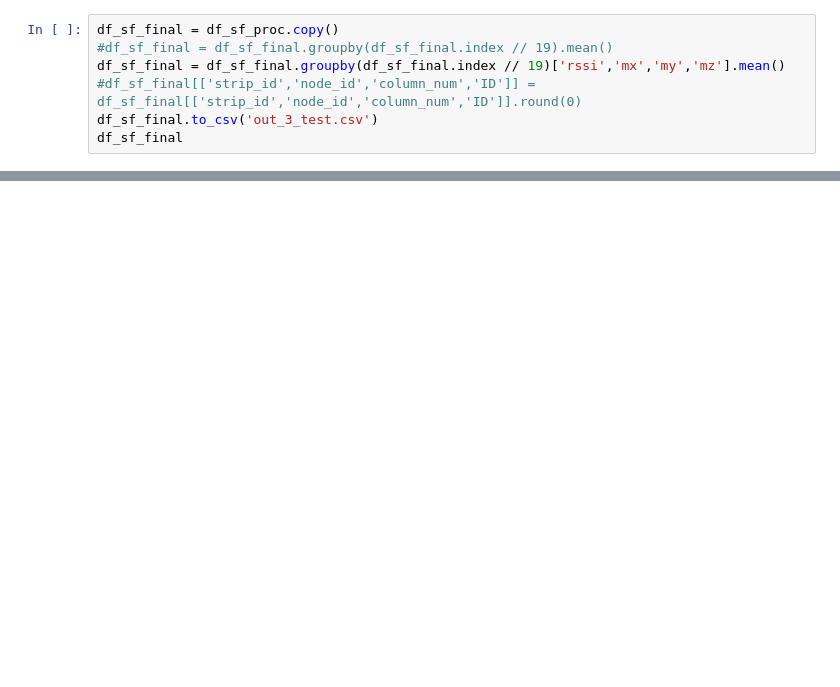
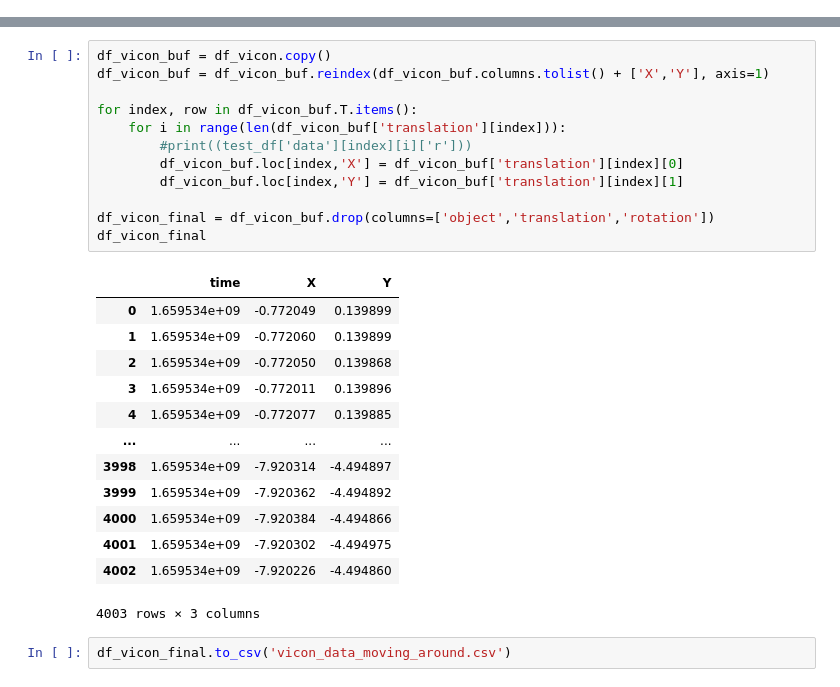
Before and after one commit to priirf/Vicon_Pos_Converter, a Jupyter notebook: data_preprocessing.ipynb, the cells around one changed output, grey strips where cells are left out. Saved outputs shown, nothing was run; the diff lists cells and outputs as text; blank space fills up the shorter version.

```diff
--- a/data_preprocessing.ipynb
+++ b/data_preprocessing.ipynb
@@ -117,7 +70,0 @@ df_sf_proc
-# %%
-df_sf_final = df_sf_proc.copy()
-#df_sf_final = df_sf_final.groupby(df_sf_final.index // 19).mean()
-df_sf_final = df_sf_final.groupby(df_sf_final.index // 19)['rssi','mx','my','mz'].mean()
-#df_sf_final[['strip_id','node_id','column_num','ID']] = df_sf_final[['strip_id','node_id','column_num','ID']].round(0)
-df_sf_final.to_csv('out_3_test.csv')
-df_sf_final
@@ -168,0 +167,28 @@ df_vicon
+# %%
+df_vicon_buf = df_vicon.copy()
+df_vicon_buf = df_vicon_buf.reindex(df_vicon_buf.columns.tolist() + ['X','Y'], axis=1)
+
+for index, row in df_vicon_buf.T.items():
+    for i in range(len(df_vicon_buf['translation'][index])):
+        #print((test_df['data'][index][i]['r']))
+        df_vicon_buf.loc[index,'X'] = df_vicon_buf['translation'][index][0]
+        df_vicon_buf.loc[index,'Y'] = df_vicon_buf['translation'][index][1]
+
+df_vicon_final = df_vicon_buf.drop(columns=['object','translation','rotation'])
+df_vicon_final
+# %% [output]
+|  | time | X | Y |
+| 0 | 1.659534e+09 | -0.772049 | 0.139899 |
+| 1 | 1.659534e+09 | -0.772060 | 0.139899 |
+| 2 | 1.659534e+09 | -0.772050 | 0.139868 |
+| 3 | 1.659534e+09 | -0.772011 | 0.139896 |
+| 4 | 1.659534e+09 | -0.772077 | 0.139885 |
+| ... | ... | ... | ... |
+| 3998 | 1.659534e+09 | -7.920314 | -4.494897 |
+| 3999 | 1.659534e+09 | -7.920362 | -4.494892 |
+| 4000 | 1.659534e+09 | -7.920384 | -4.494866 |
+| 4001 | 1.659534e+09 | -7.920302 | -4.494975 |
+| 4002 | 1.659534e+09 | -7.920226 | -4.494860 |
+4003 rows × 3 columns
+# %%
+df_vicon_final.to_csv('vicon_data_moving_around.csv')
```
Also changed, not shown: parts of 11 cells of this notebook, 5 other files.
